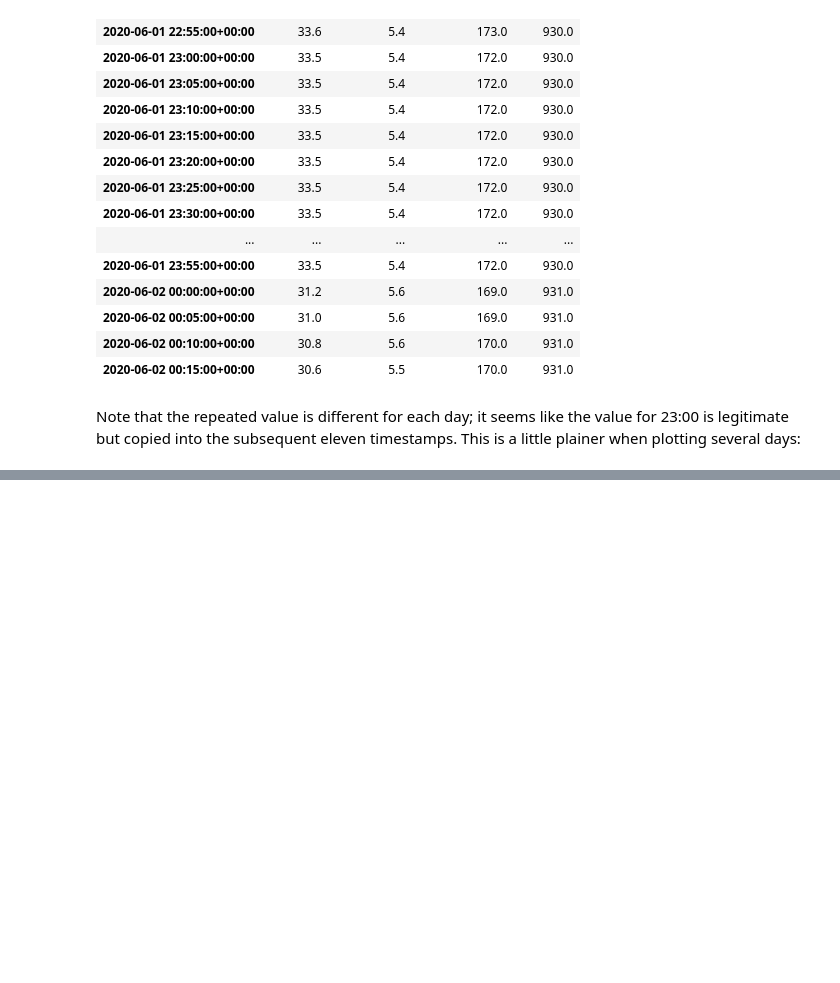
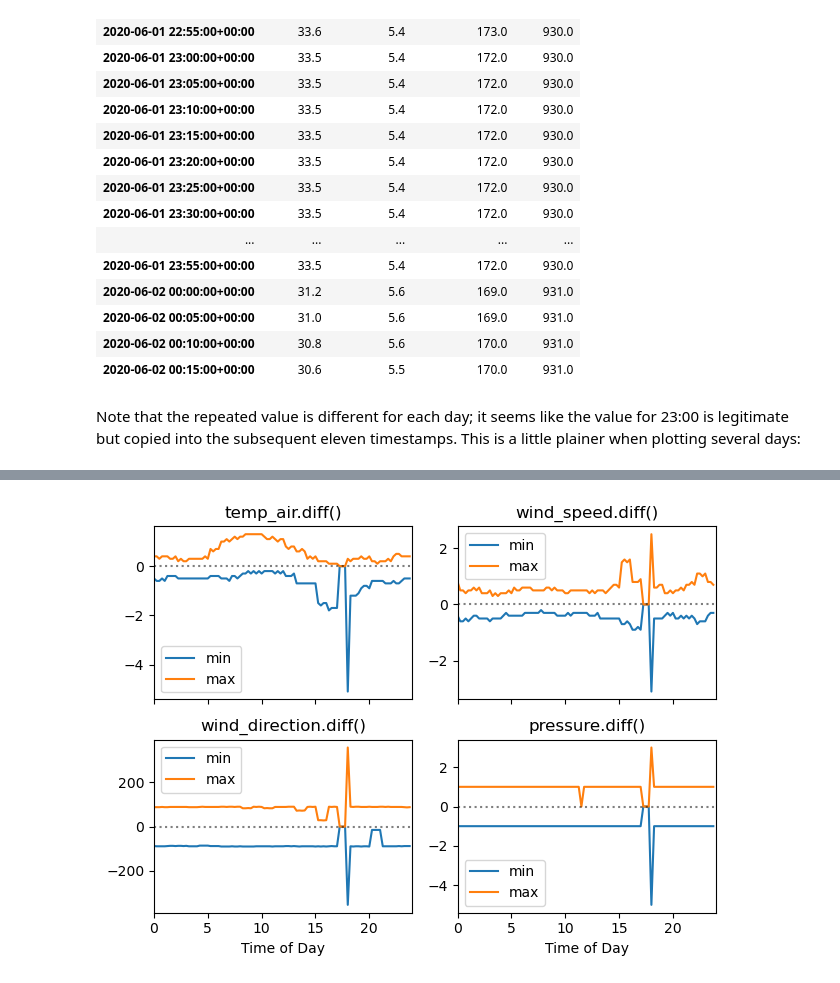
Before and after one commit to AssessingSolar/unofficial-psm3-userguide, a Jupyter notebook: source/pages/2300-artifact.ipynb, the cells around one changed output, grey strips where cells are left out. Cells and saved outputs as stored; diff of their text form; code cells hidden in the pictures; blank space fills up the shorter version.

```diff
--- a/source/pages/2300-artifact.ipynb
+++ b/source/pages/2300-artifact.ipynb
@@ -76,0 +82,9 @@ fig.tight_layout()
+# %%
+df_15min, _ = pvlib.iotools.get_psm3(latitude=40, longitude=-100,
+                                     names='2020', interval=15,
+                                     api_key='DEMO_KEY', email='assessingsolar@gmail.com',
+                                     map_variables=True, leap_day=True)
+# %%
+_ = make_difference_plot(df_15min)
+# %% [output]
+[figure, added]
```
Also changed, not shown: parts of 14 cells of this notebook.
